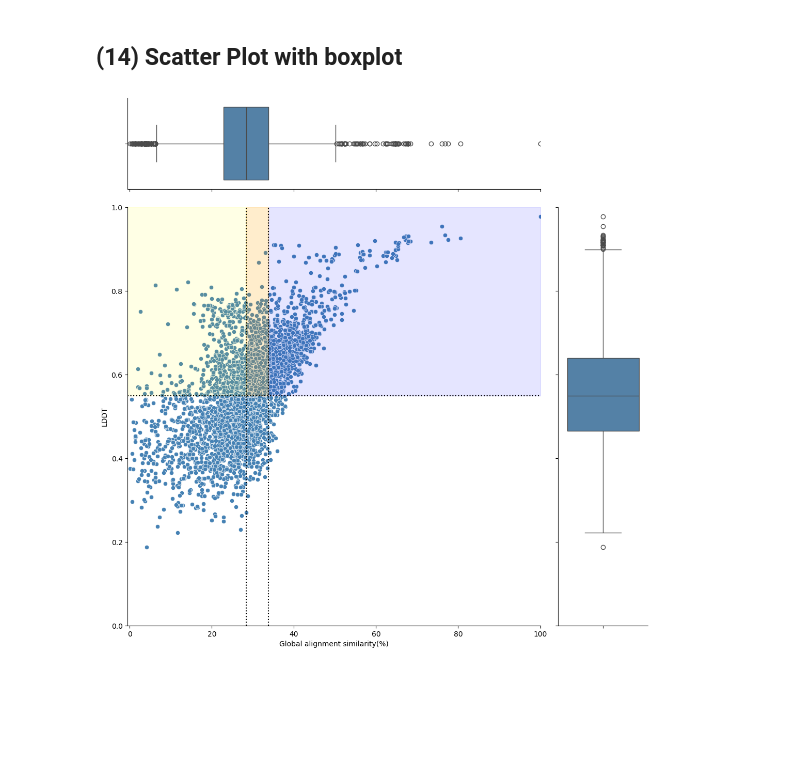
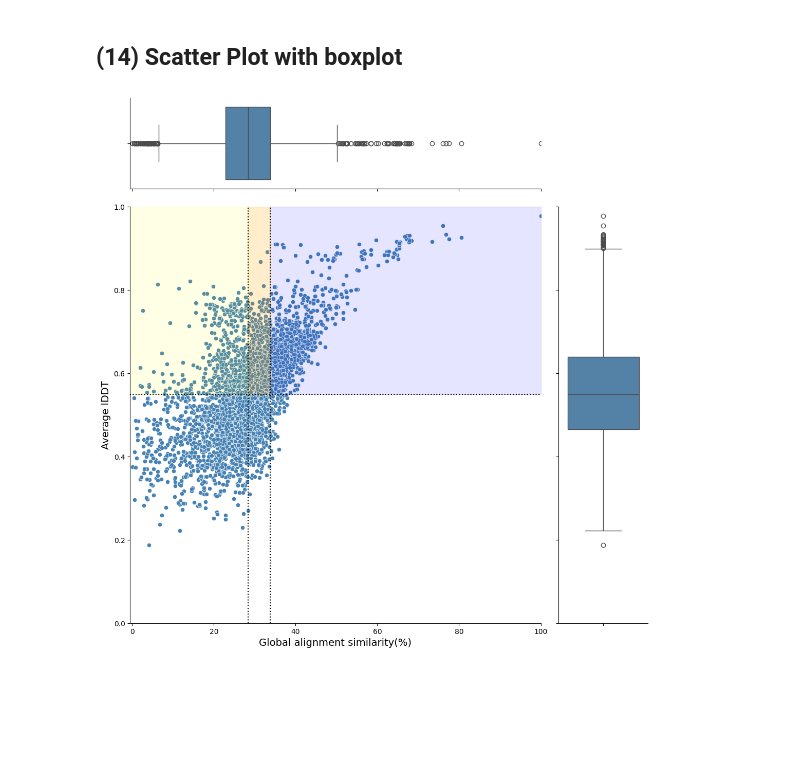
Before and after one commit to yonesora56/HS_rice_analysis, a Jupyter notebook: notebooks/13_foldseek_result_parse_2_down.ipynb, the cells around one changed output. Cells and saved outputs as stored; diff of their text form; code cells hidden in the pictures.

```diff
--- a/notebooks/13_foldseek_result_parse_2_down.ipynb
+++ b/notebooks/13_foldseek_result_parse_2_down.ipynb
@@ -1031,40 +1061,40 @@ g.plot_marginals(sns.boxplot, color="steelblue")
 # set plot settings
 g.ax_joint.set_xlim(-0.5, 100)
 g.ax_joint.set_ylim(0, 1)
-g.ax_joint.set_xlabel("Global alignment similarity(%)")
-g.ax_joint.set_ylabel("LDDT")
+g.ax_joint.set_xlabel("Global alignment similarity(%)", fontsize=14)
+g.ax_joint.set_ylabel("Average lDDT", fontsize=14)
 
 # fill range based on median
 g.ax_joint.fill_betweenx(
     y=[median_y, 1],
     x1=third_quartile,
     x2=100,
     color="blue",
     alpha=0.1
 )
 
 g.ax_joint.fill_betweenx(
     y=[median_y, 1],
     x1=median_x,
     x2=third_quartile,
     color="orange",
     alpha=0.2
 )
 
 g.ax_joint.fill_betweenx(
     y=[median_y, 1],
     x1=-0.5,
     x2=median_x,
     color="yellow",
     alpha=0.1
 )
 
 g.ax_joint.axvline(x=median_x, color="black", linestyle=":")
 g.ax_joint.axhline(y=median_y, color="black", linestyle=":")
 g.ax_joint.axvline(x=third_quartile, color="black", linestyle=":")
 plt.show()
 # %% [output]
-[figure, old version]
+[figure, new version]
 # %% [markdown]
 &nbsp;
 
```
Also changed, not shown: parts of 19 cells of this notebook, 4 other files.
